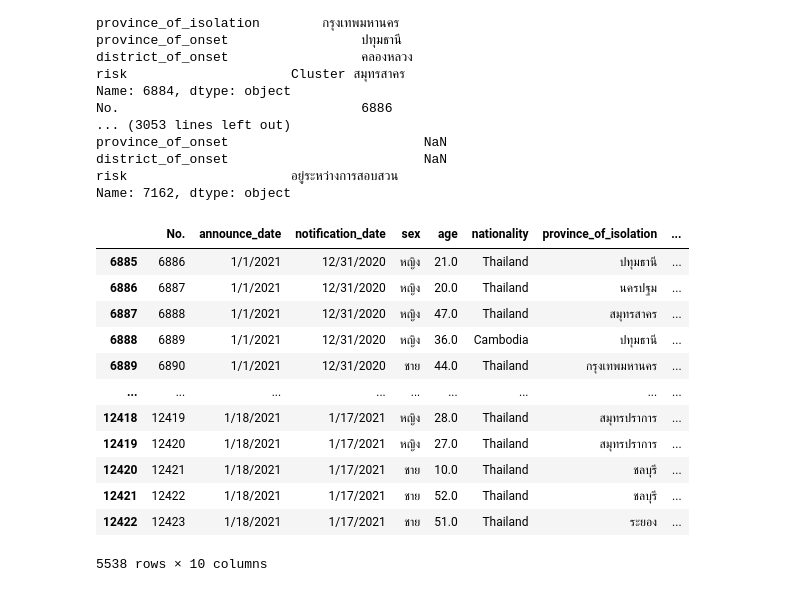
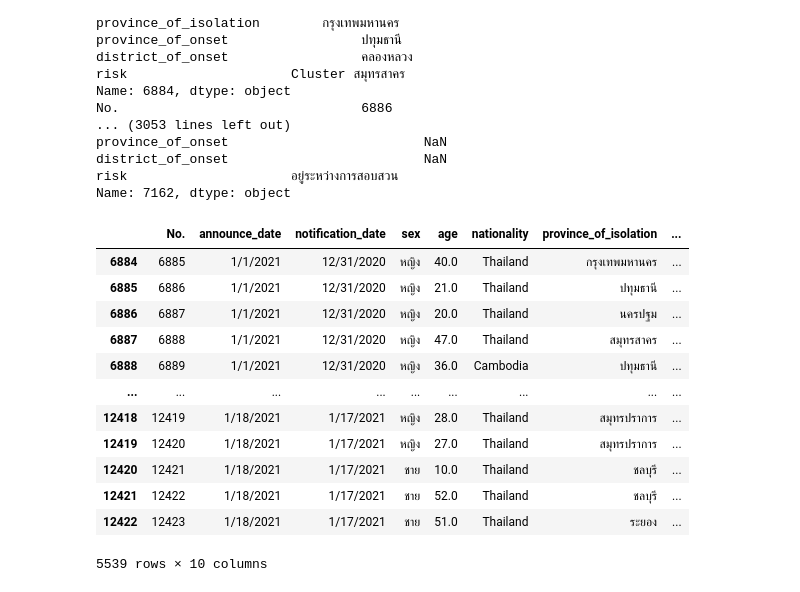
Before and after one commit to Kggzzz/data_viz, a Jupyter notebook: Pandas101.ipynb, the cells around one changed output. Cells and saved outputs as stored; diff of their text form; code cells hidden in the pictures.

```diff
--- a/Pandas101.ipynb
+++ b/Pandas101.ipynb
@@ -461,18 +461,18 @@ district_of_onset                         NaN
 risk                     อยู่ระหว่างการสอบสวน
 Name: 7162, dtype: object
 # %%
-data_covid.iloc[6885:,:]
+data_covid.iloc[6884:,:]
 # %% [output]
 |  | No. | announce_date | notification_date | sex | age | nationality | province_of_isolation | ... |
+| 6884 | 6885 | 1/1/2021 | 12/31/2020 | หญิง | 40.0 | Thailand | กรุงเทพมหานคร | ... |
 | 6885 | 6886 | 1/1/2021 | 12/31/2020 | หญิง | 21.0 | Thailand | ปทุมธานี | ... |
 | 6886 | 6887 | 1/1/2021 | 12/31/2020 | หญิง | 20.0 | Thailand | นครปฐม | ... |
 | 6887 | 6888 | 1/1/2021 | 12/31/2020 | หญิง | 47.0 | Thailand | สมุทรสาคร | ... |
 | 6888 | 6889 | 1/1/2021 | 12/31/2020 | หญิง | 36.0 | Cambodia | ปทุมธานี | ... |
-| 6889 | 6890 | 1/1/2021 | 12/31/2020 | ชาย | 44.0 | Thailand | กรุงเทพมหานคร | ... |
 | ... | ... | ... | ... | ... | ... | ... | ... | ... |
 | 12418 | 12419 | 1/18/2021 | 1/17/2021 | หญิง | 28.0 | Thailand | สมุทรปราการ | ... |
 | 12419 | 12420 | 1/18/2021 | 1/17/2021 | หญิง | 27.0 | Thailand | สมุทรปราการ | ... |
 | 12420 | 12421 | 1/18/2021 | 1/17/2021 | ชาย | 10.0 | Thailand | ชลบุรี | ... |
 | 12421 | 12422 | 1/18/2021 | 1/17/2021 | ชาย | 52.0 | Thailand | ชลบุรี | ... |
 | 12422 | 12423 | 1/18/2021 | 1/17/2021 | ชาย | 51.0 | Thailand | ระยอง | ... |
-5538 rows × 10 columns
+5539 rows × 10 columns
```
